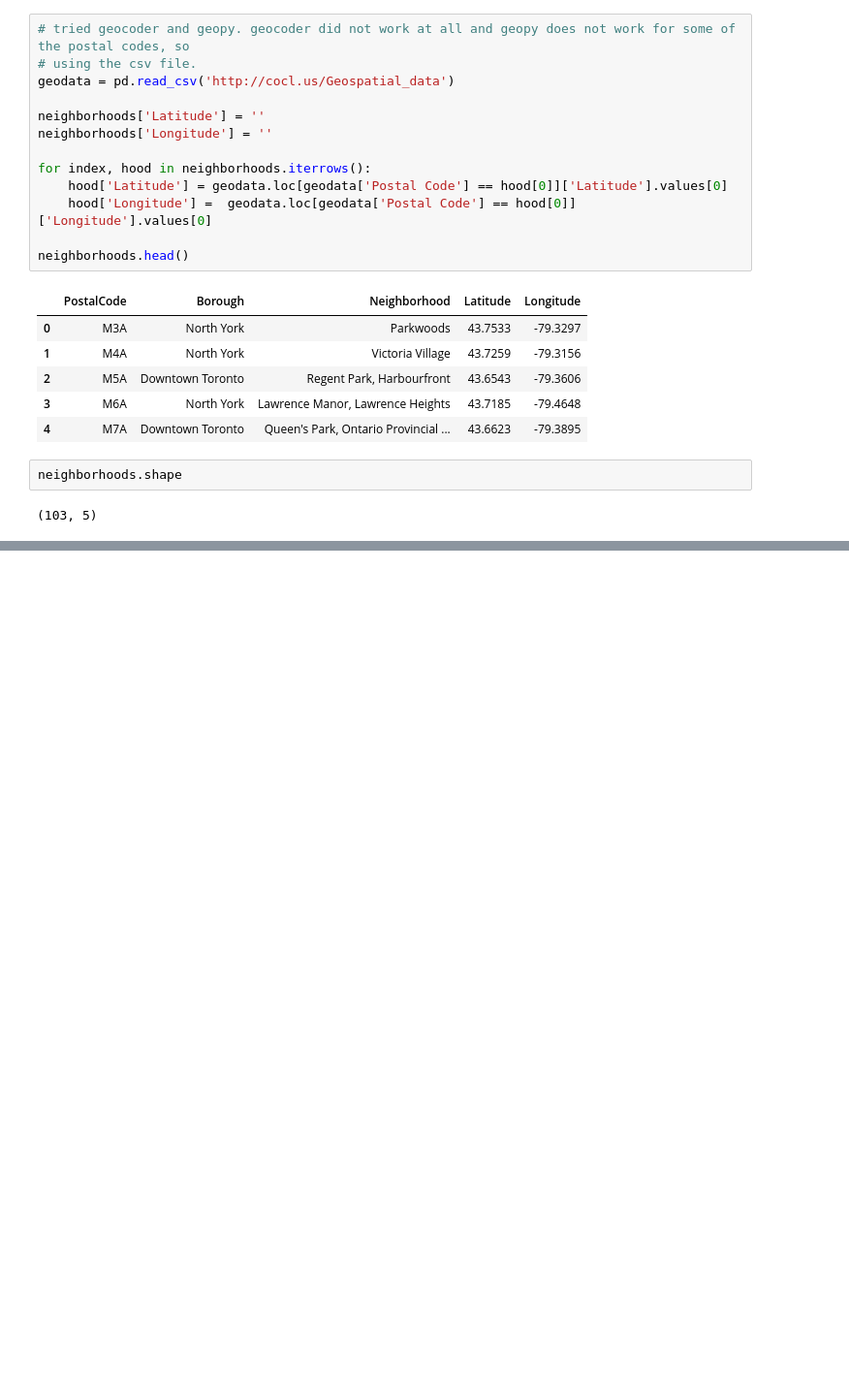
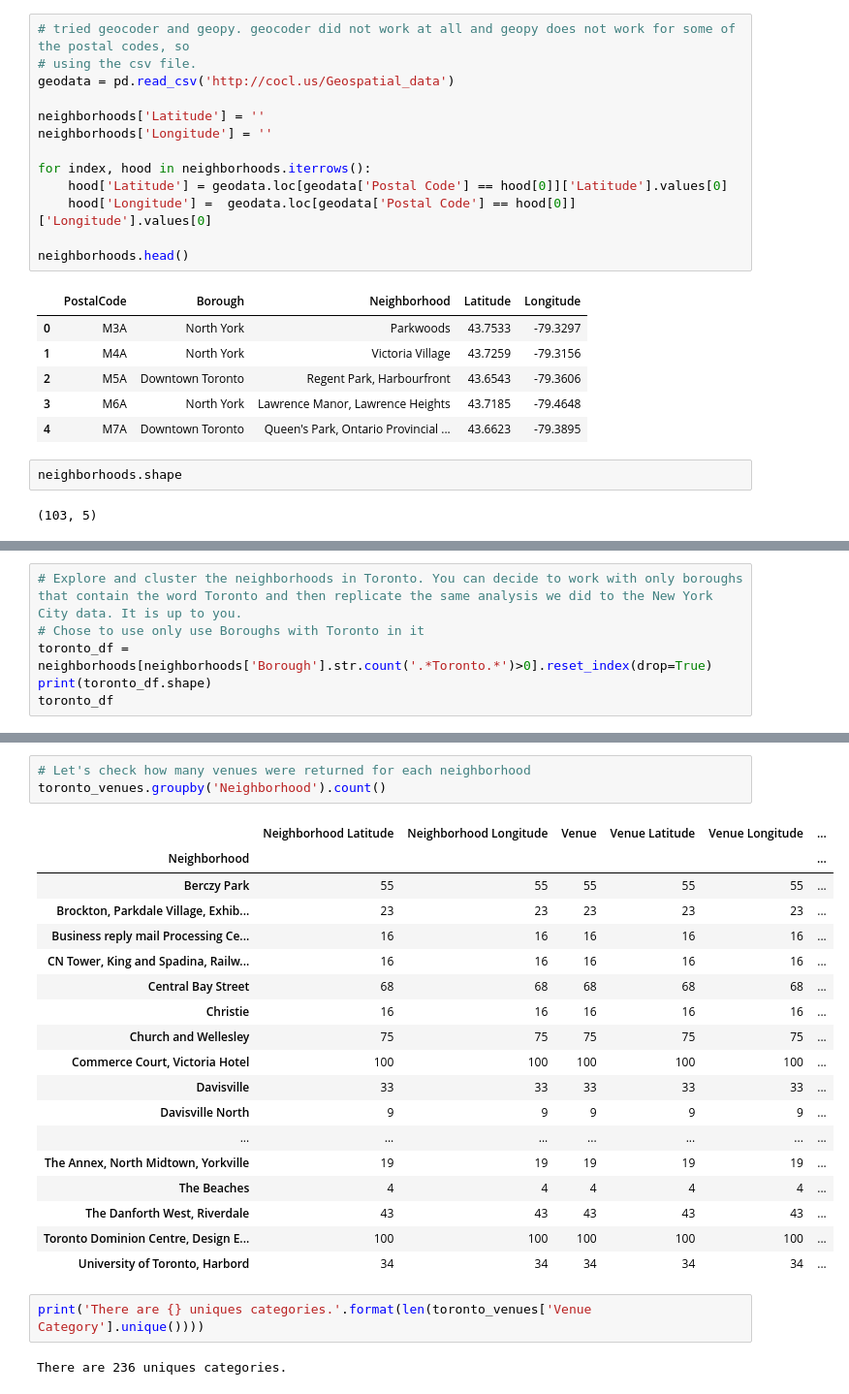
Before and after one commit to satyendrakumar1441/Coursera_Capstone, a Jupyter notebook: capstone_week_3_assignment_1.ipynb, the cells around one changed output, grey strips where cells are left out. Shown at 97% size. Saved outputs shown, nothing was run; the diff lists cells and outputs as text; blank space fills up the shorter version.

```diff
--- a/capstone_week_3_assignment_1.ipynb
+++ b/capstone_week_3_assignment_1.ipynb
@@ -172,0 +175,6 @@ neighborhoods.shape
+# %%
+# Explore and cluster the neighborhoods in Toronto. You can decide to work with only boroughs that contain the word Toronto and then replicate the same analysis we did to the New York City data. It is up to you.
+# Chose to use only use Boroughs with Toronto in it
+toronto_df = neighborhoods[neighborhoods['Borough'].str.count('.*Toronto.*')>0].reset_index(drop=True)
+print(toronto_df.shape)
+toronto_df
@@ -172,0 +327,26 @@ neighborhoods.shape
+# %%
+# Let's check how many venues were returned for each neighborhood
+toronto_venues.groupby('Neighborhood').count()
+# %% [output]
+|  | Neighborhood Latitude | Neighborhood Longitude | Venue | Venue Latitude | Venue Longitude | ... |
+| Neighborhood |  |  |  |  |  | ... |
+| Berczy Park | 55 | 55 | 55 | 55 | 55 | ... |
+| Brockton, Parkdale Village, Exhib... | 23 | 23 | 23 | 23 | 23 | ... |
+| Business reply mail Processing Ce... | 16 | 16 | 16 | 16 | 16 | ... |
+| CN Tower, King and Spadina, Railw... | 16 | 16 | 16 | 16 | 16 | ... |
+| Central Bay Street | 68 | 68 | 68 | 68 | 68 | ... |
+| Christie | 16 | 16 | 16 | 16 | 16 | ... |
+| Church and Wellesley | 75 | 75 | 75 | 75 | 75 | ... |
+| Commerce Court, Victoria Hotel | 100 | 100 | 100 | 100 | 100 | ... |
+| Davisville | 33 | 33 | 33 | 33 | 33 | ... |
+| Davisville North | 9 | 9 | 9 | 9 | 9 | ... |
+| ... | ... | ... | ... | ... | ... | ... |
+| The Annex, North Midtown, Yorkville | 19 | 19 | 19 | 19 | 19 | ... |
+| The Beaches | 4 | 4 | 4 | 4 | 4 | ... |
+| The Danforth West, Riverdale | 43 | 43 | 43 | 43 | 43 | ... |
+| Toronto Dominion Centre, Design E... | 100 | 100 | 100 | 100 | 100 | ... |
+| University of Toronto, Harbord | 34 | 34 | 34 | 34 | 34 | ... |
+# %%
+print('There are {} uniques categories.'.format(len(toronto_venues['Venue Category'].unique())))
+# %% [output]
+There are 236 uniques categories.
```
Also changed, not shown: parts of 39 cells of this notebook.
